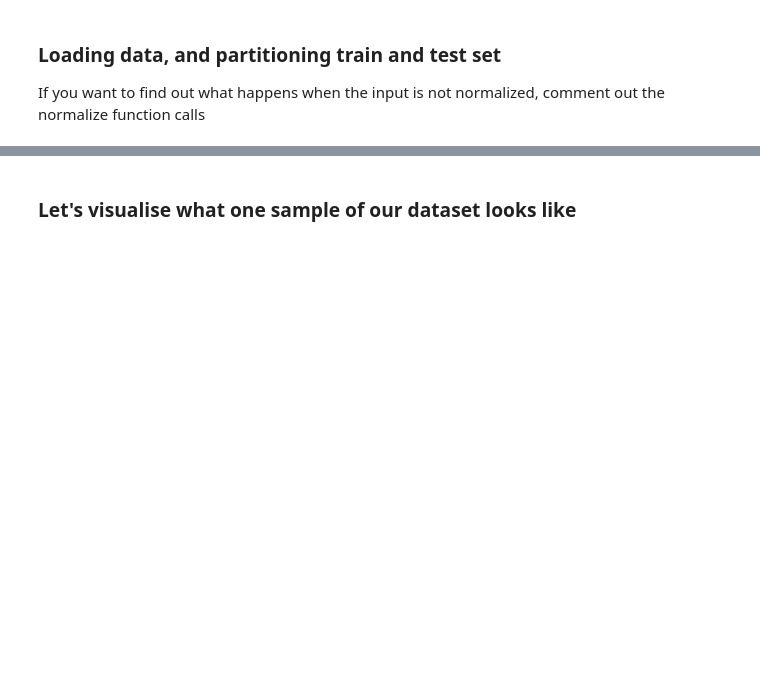
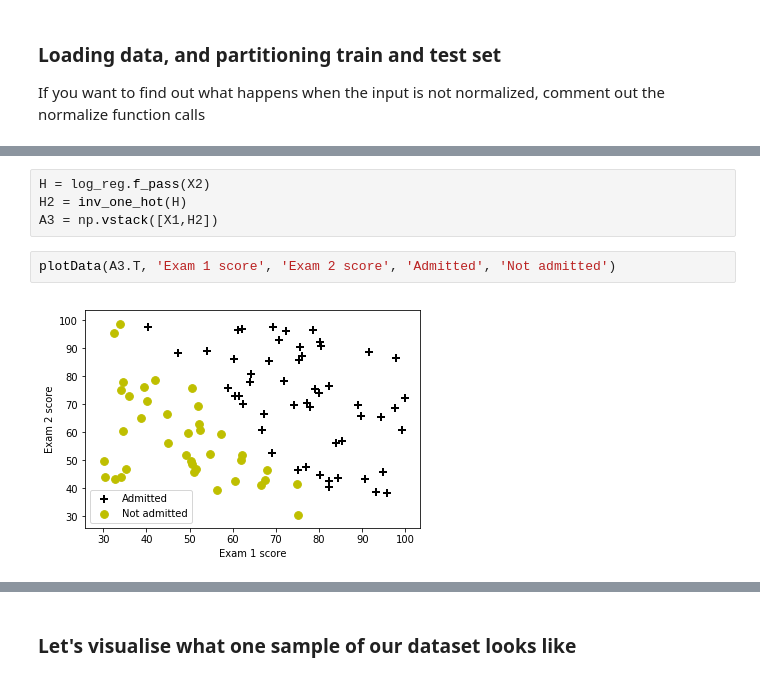
Before and after one commit to akarshgopal/AI, a Jupyter notebook: Machine_Learning/Neural_Networks_Primer.ipynb, the cells around one changed output, grey strips where cells are left out. Cells and saved outputs as stored; diff of their text form; blank space fills up the shorter version.

```diff
--- a/Machine_Learning/Neural_Networks_Primer.ipynb
+++ b/Machine_Learning/Neural_Networks_Primer.ipynb
@@ -251,0 +373,8 @@ If you want to find out what happens when the input is not normalized, comment o
+# %%
+H = log_reg.f_pass(X2)
+H2 = inv_one_hot(H)
+A3 = np.vstack([X1,H2])
+# %%
+plotData(A3.T, 'Exam 1 score', 'Exam 2 score', 'Admitted', 'Not admitted')
+# %% [output]
+[figure, added]
```
Also changed, not shown: parts of 28 cells of this notebook, 1 other file.
